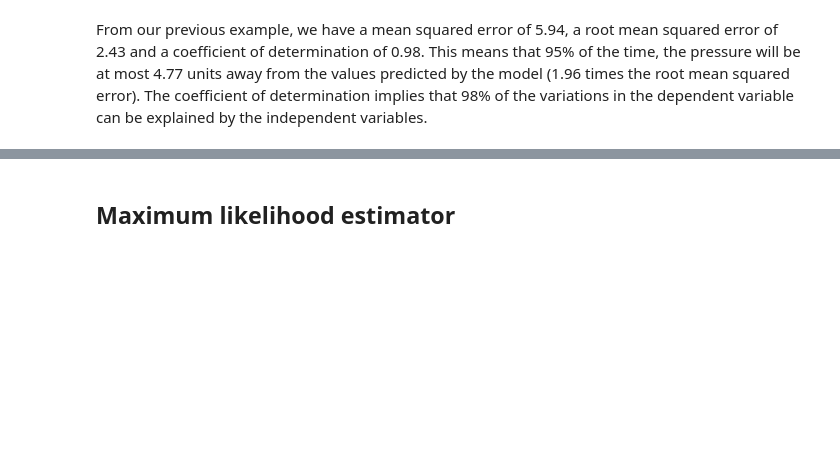
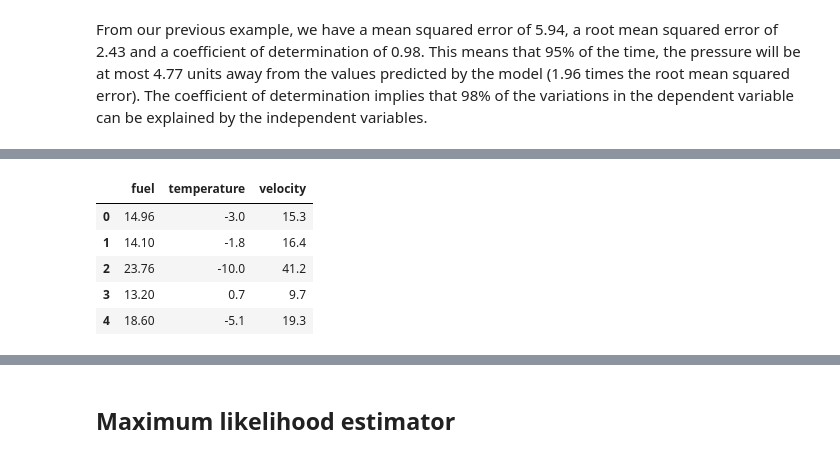
Before and after one commit to vdae2304/ML-DL, a Jupyter notebook: Regression/Linear regression.ipynb, the cells around one changed output, grey strips where cells are left out. Drawn from its saved outputs; the diff is of its cells as text; code cells hidden in the pictures; blank space fills up the shorter version.

```diff
--- a/Regression/Linear regression.ipynb
+++ b/Regression/Linear regression.ipynb
@@ -188,0 +195,10 @@ From our previous example, we have a mean squared error of 5.94, a root mean squ
+# %%
+df_fuel = pd.read_csv("data/fuel-consumption.csv")
+df_fuel.head()
+# %% [output]
+|  | fuel | temperature | velocity |
+| 0 | 14.96 | -3.0 | 15.3 |
+| 1 | 14.10 | -1.8 | 16.4 |
+| 2 | 23.76 | -10.0 | 41.2 |
+| 3 | 13.20 | 0.7 | 9.7 |
+| 4 | 18.60 | -5.1 | 19.3 |
```
Also changed, not shown: parts of 14 cells of this notebook, 1 other file.
